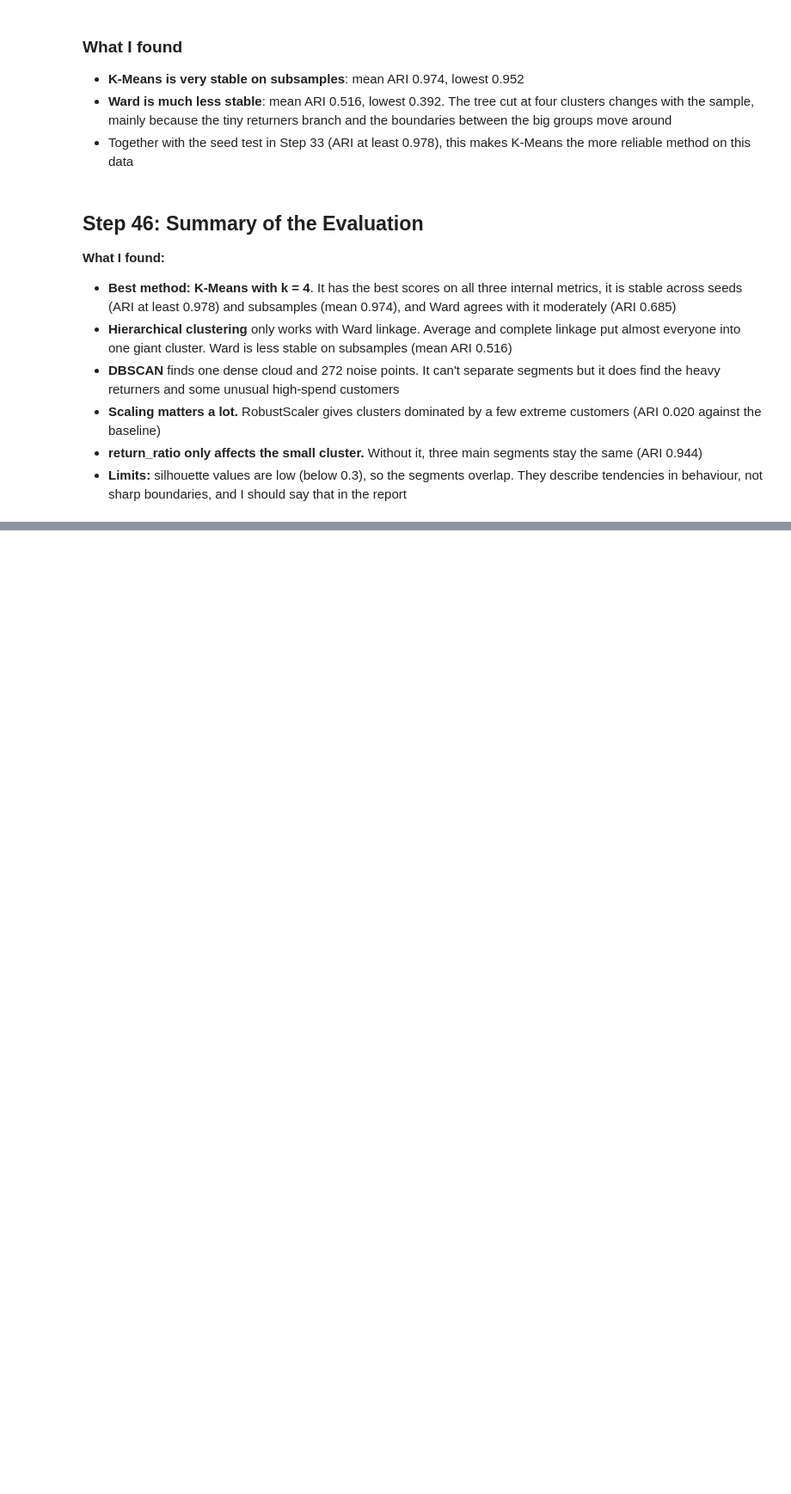
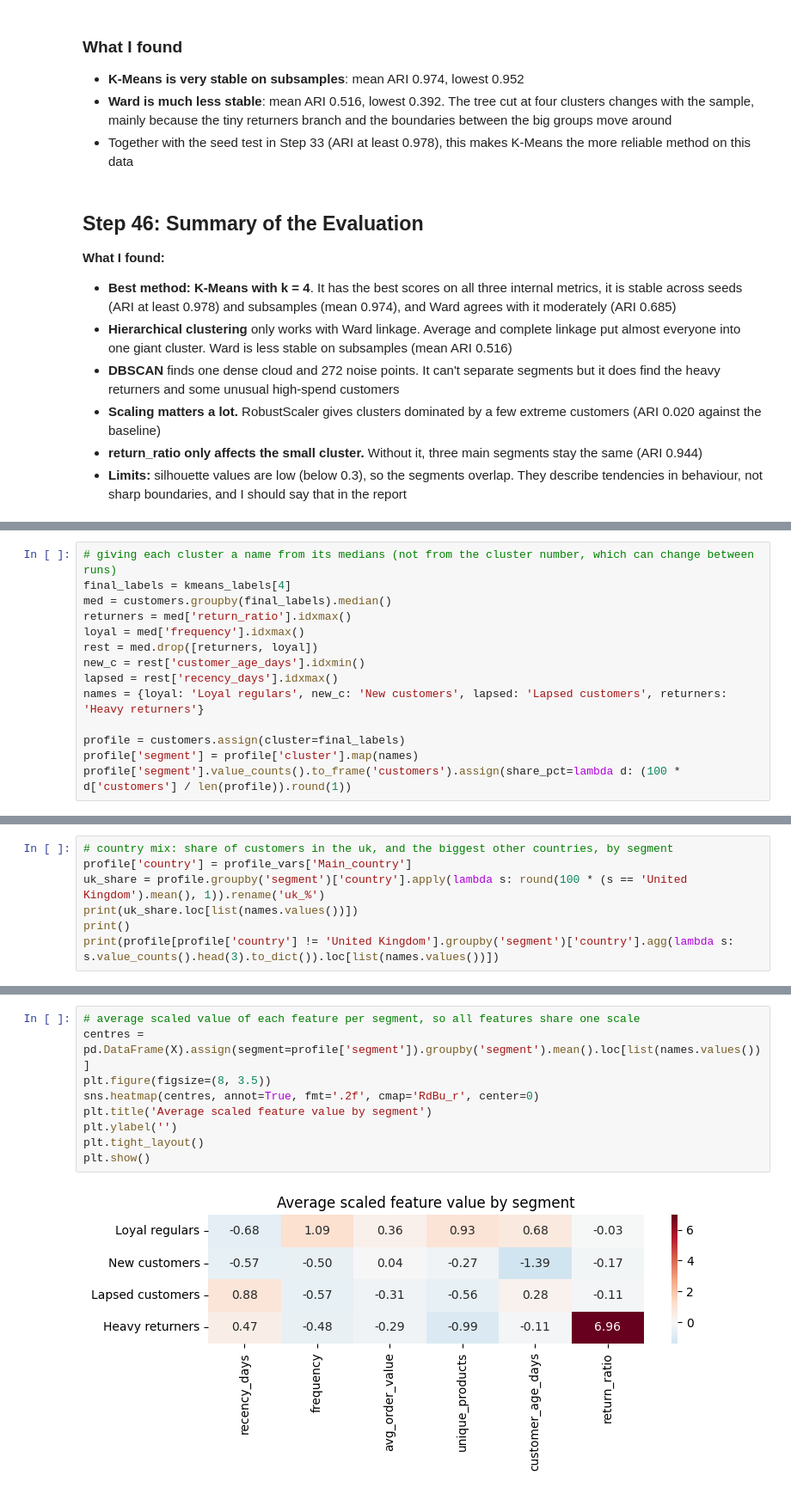
Before and after one commit to samyyy2311/Unsupervised_Learning, a Jupyter notebook: Unsupervised_Learning.ipynb, the cells around one changed output, grey strips where cells are left out. Shown at 86% size. Saved outputs shown, nothing was run; the diff lists cells and outputs as text; blank space fills up the shorter version.

```diff
--- a/Unsupervised_Learning.ipynb
+++ b/Unsupervised_Learning.ipynb
@@ -1721,0 +1730,14 @@ pd.DataFrame({'K-Means': ari_km, 'Ward': ari_ward}).describe().loc[['mean', 'min
+# %%
+# giving each cluster a name from its medians (not from the cluster number, which can change between runs)
+final_labels = kmeans_labels[4]
+med = customers.groupby(final_labels).median()
+returners = med['return_ratio'].idxmax()
+loyal = med['frequency'].idxmax()
+rest = med.drop([returners, loyal])
+new_c = rest['customer_age_days'].idxmin()
+lapsed = rest['recency_days'].idxmax()
+names = {loyal: 'Loyal regulars', new_c: 'New customers', lapsed: 'Lapsed customers', returners: 'Heavy returners'}
+
+profile = customers.assign(cluster=final_labels)
+profile['segment'] = profile['cluster'].map(names)
+profile['segment'].value_counts().to_frame('customers').assign(share_pct=lambda d: (100 * d['customers'] / len(profile)).round(1))
@@ -1721,0 +1815,7 @@ pd.DataFrame({'K-Means': ari_km, 'Ward': ari_ward}).describe().loc[['mean', 'min
+# %%
+# country mix: share of customers in the uk, and the biggest other countries, by segment
+profile['country'] = profile_vars['Main_country']
+uk_share = profile.groupby('segment')['country'].apply(lambda s: round(100 * (s == 'United Kingdom').mean(), 1)).rename('uk_%')
+print(uk_share.loc[list(names.values())])
+print()
+print(profile[profile['country'] != 'United Kingdom'].groupby('segment')['country'].agg(lambda s: s.value_counts().head(3).to_dict()).loc[list(names.values())])
@@ -1721,0 +1848,11 @@ pd.DataFrame({'K-Means': ari_km, 'Ward': ari_ward}).describe().loc[['mean', 'min
+# %%
+# average scaled value of each feature per segment, so all features share one scale
+centres = pd.DataFrame(X).assign(segment=profile['segment']).groupby('segment').mean().loc[list(names.values())]
+plt.figure(figsize=(8, 3.5))
+sns.heatmap(centres, annot=True, fmt='.2f', cmap='RdBu_r', center=0)
+plt.title('Average scaled feature value by segment')
+plt.ylabel('')
+plt.tight_layout()
+plt.show()
+# %% [output]
+[figure, added]
```
Also changed, not shown: parts of 17 cells of this notebook.
